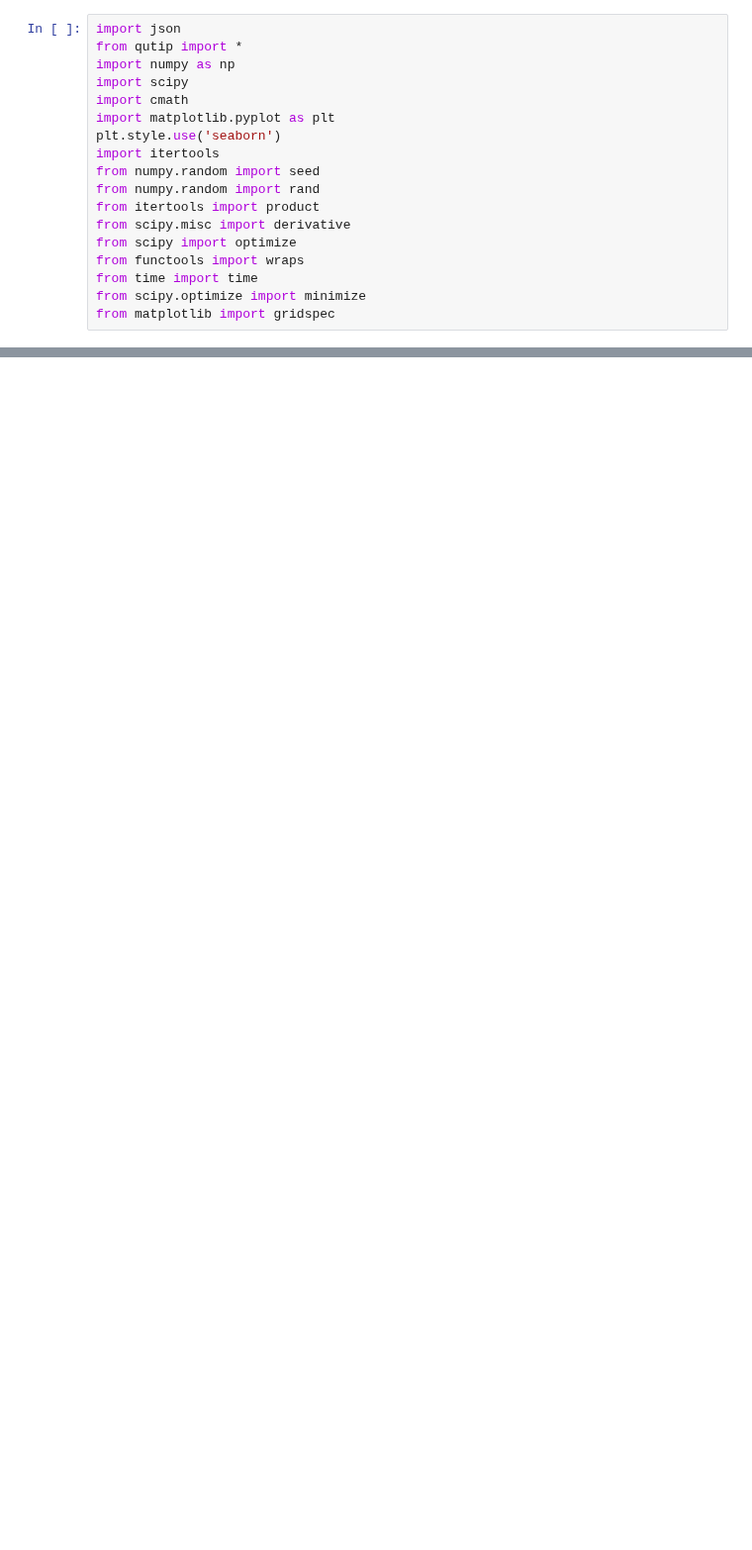
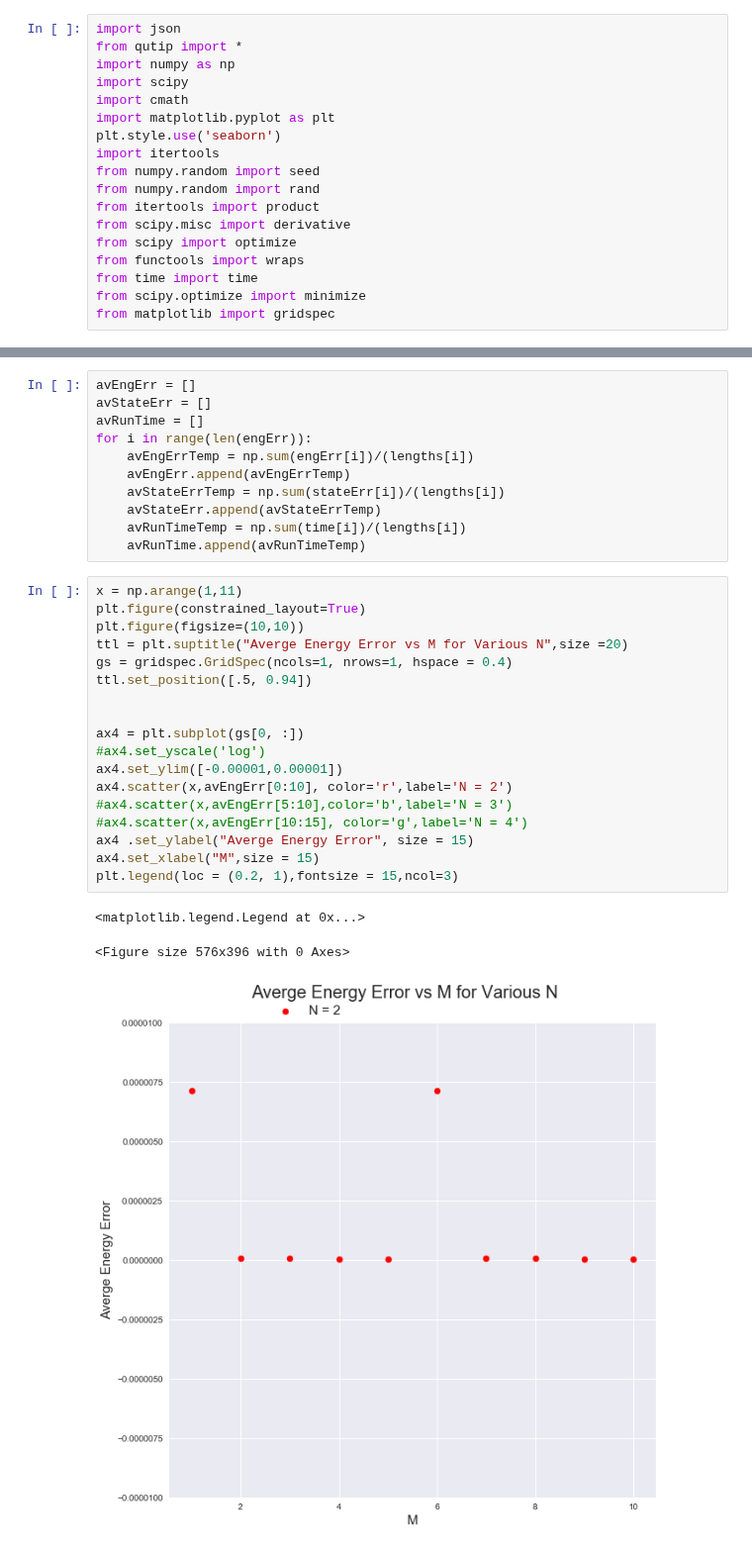
Before and after one commit to aorfi/Phys459, a Jupyter notebook: Reading Files.ipynb, the cells around one changed output, grey strips where cells are left out. Shown at 99% size. Cells and saved outputs as stored; diff of their text form; blank space fills up the shorter version.

```diff
--- a/Reading Files.ipynb
+++ b/Reading Files.ipynb
@@ -93 +107,34 @@ Prob of sucess two runs: 0.9999
 Prob of sucess three runs: 1.0000
+# %%
+avEngErr = []
+avStateErr = []
+avRunTime = []
+for i in range(len(engErr)):
+    avEngErrTemp = np.sum(engErr[i])/(lengths[i])
+    avEngErr.append(avEngErrTemp)
+    avStateErrTemp = np.sum(stateErr[i])/(lengths[i])
+    avStateErr.append(avStateErrTemp)
+    avRunTimeTemp = np.sum(time[i])/(lengths[i])
+    avRunTime.append(avRunTimeTemp)
+# %%
+x = np.arange(1,11)
+plt.figure(constrained_layout=True)
+plt.figure(figsize=(10,10))
+ttl = plt.suptitle("Averge Energy Error vs M for Various N",size =20)
+gs = gridspec.GridSpec(ncols=1, nrows=1, hspace = 0.4)
+ttl.set_position([.5, 0.94])
+
+
+ax4 = plt.subplot(gs[0, :])
+#ax4.set_yscale('log')
+ax4.set_ylim([-0.00001,0.00001])
+ax4.scatter(x,avEngErr[0:10], color='r',label='N = 2')
+#ax4.scatter(x,avEngErr[5:10],color='b',label='N = 3')
+#ax4.scatter(x,avEngErr[10:15], color='g',label='N = 4')
+ax4 .set_ylabel("Averge Energy Error", size = 15)
+ax4.set_xlabel("M",size = 15)
+plt.legend(loc = (0.2, 1),fontsize = 15,ncol=3)
+# %% [output]
+<matplotlib.legend.Legend at 0x...>
+<Figure size 576x396 with 0 Axes>
+[figure, added]
```
Also changed, not shown: parts of 6 cells of this notebook, 46 other files.
